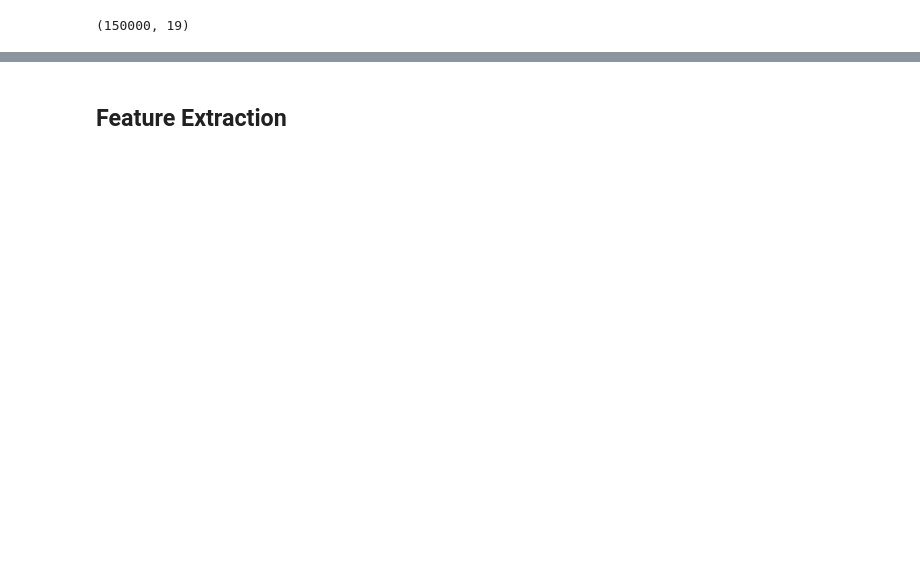
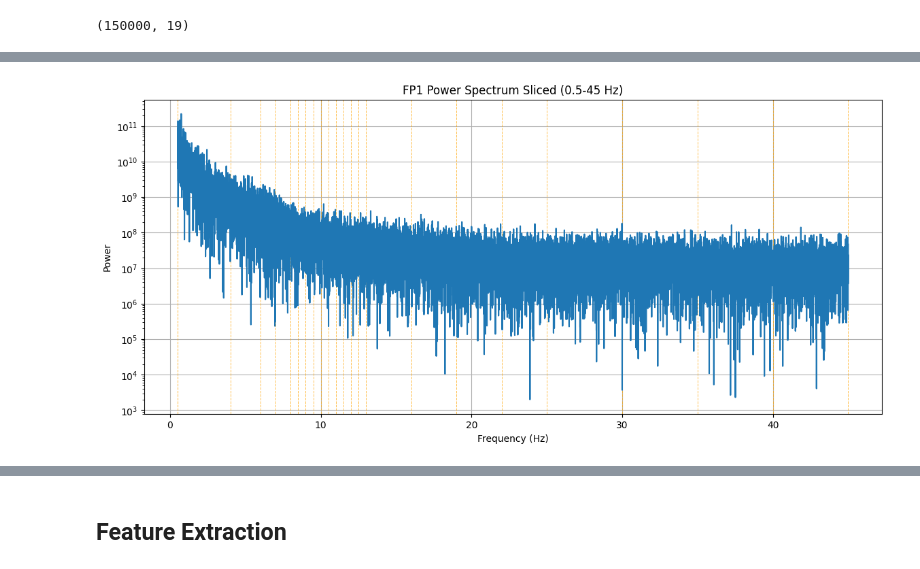
Before and after one commit to shiwei819/AD_Brainwave_Classification, a Jupyter notebook: features_fft.ipynb, the cells around one changed output, grey strips where cells are left out. Cells and saved outputs as stored; diff of their text form; code cells hidden in the pictures; blank space fills up the shorter version.

```diff
--- a/features_fft.ipynb
+++ b/features_fft.ipynb
@@ -41 +45,18 @@ plt.show()
+# %%
+# Truncate arrays to include only 0-50 Hz
+
+plt.figure(figsize=(14, 6))
+plt.yscale("log")
+
+for bin_freq in BINS:
+    plt.axvline(x=bin_freq, color="orange", linestyle="dashed", linewidth=0.7, alpha=0.7)
+
+plt.plot(frequencies, np.abs(fft)**2)
+plt.xlabel("Frequency (Hz)")
+plt.ylabel("Power")
+plt.title("FP1 Power Spectrum Sliced (0.5-45 Hz)")
+plt.grid()
+plt.show()
+# %% [output]
+[figure, added]
 # %% [markdown]
```
Also changed, not shown: parts of 10 cells of this notebook, 1 other file.
